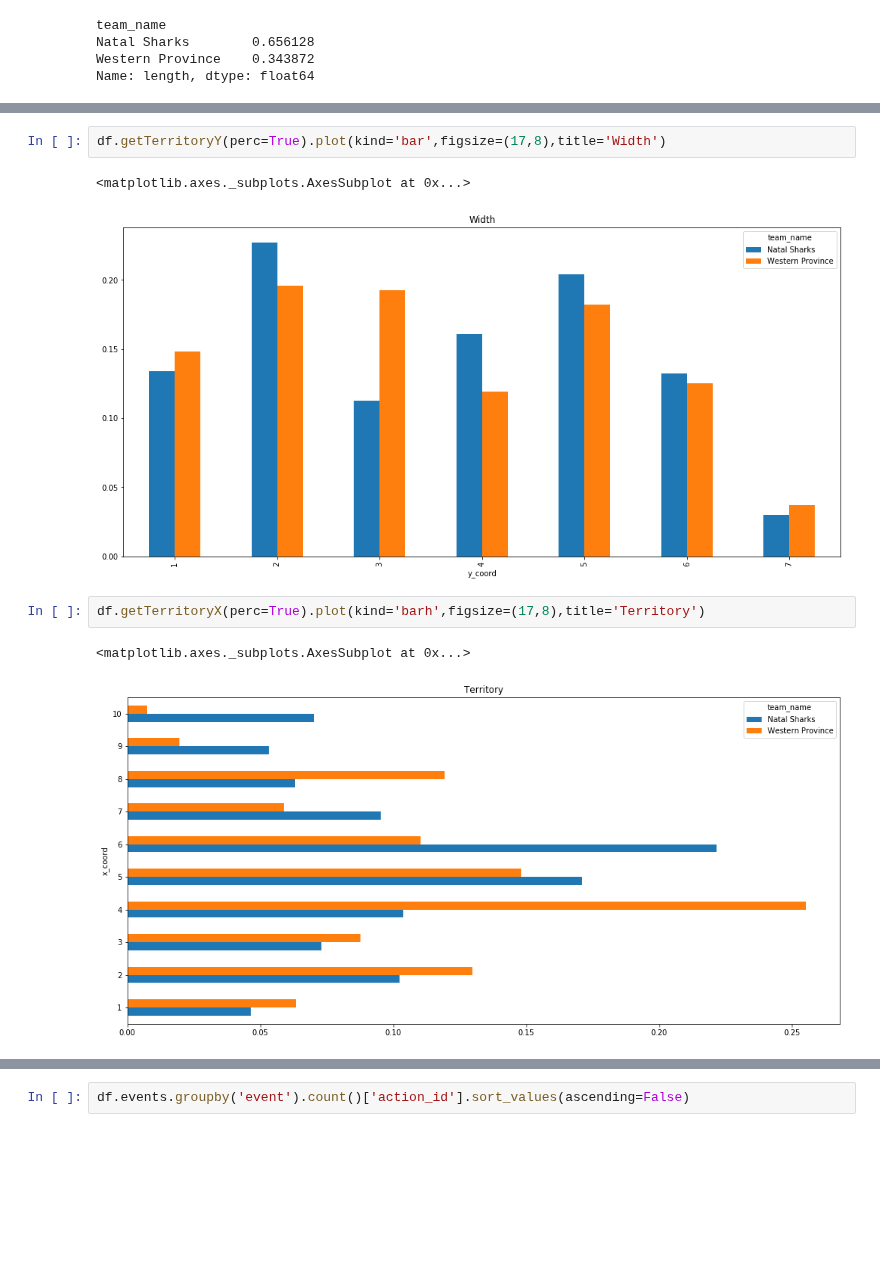
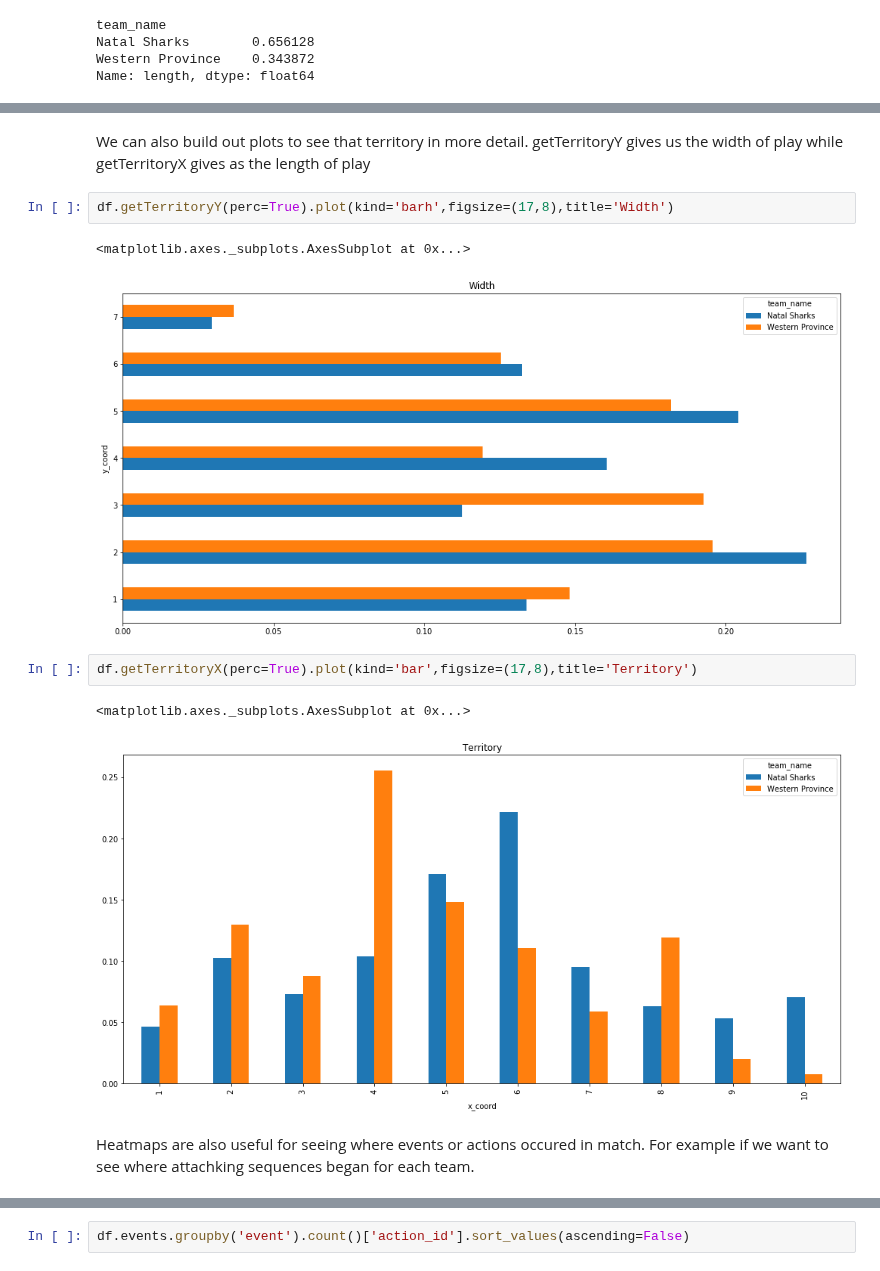
Before and after one commit to jlondal/pyrugga, a Jupyter notebook: jupyter/tuts/Getting Started.ipynb, the cells around one changed output, grey strips where cells are left out. Cells and saved outputs as stored; diff of their text form; blank space fills up the shorter version.

```diff
--- a/jupyter/tuts/Getting Started.ipynb
+++ b/jupyter/tuts/Getting Started.ipynb
@@ -214,11 +193,15 @@ We can also build out plots to see that the Sharks play slight more on the left
+# %% [markdown]
+We can also build out plots to see that territory in more detail. getTerritoryY gives us the width of play while getTerritoryX gives as the length of play
 # %%
-df.getTerritoryY(perc=True).plot(kind='bar',figsize=(17,8),title='Width')
+df.getTerritoryY(perc=True).plot(kind='barh',figsize=(17,8),title='Width')
 # %% [output]
 <matplotlib.axes._subplots.AxesSubplot at 0x...>
-[figure, old version]
+[figure, new version]
 # %%
-df.getTerritoryX(perc=True).plot(kind='barh',figsize=(17,8),title='Territory')
+df.getTerritoryX(perc=True).plot(kind='bar',figsize=(17,8),title='Territory')
 # %% [output]
 <matplotlib.axes._subplots.AxesSubplot at 0x...>
-[figure, old version]
+[figure, new version]
+# %% [markdown]
+Heatmaps are also useful for seeing where events or actions occured in match. For example if we want to see where attachking sequences began for each team.
 # %%
```
Also changed, not shown: parts of 35 cells of this notebook, 9 other files.
